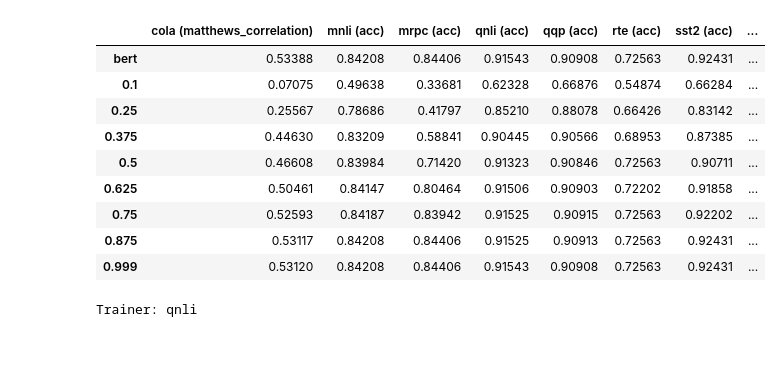
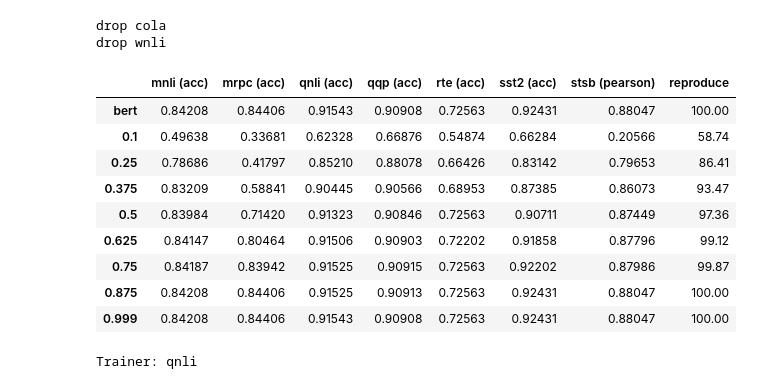
Before and after one commit to gmlwns2000/sttabt, a Jupyter notebook: plot_benchmark_glue_forward.ipynb, the cells around one changed output. Drawn from its saved outputs; the diff is of its cells as text; code cells hidden in the pictures; blank space fills up the shorter version.

```diff
--- a/plot_benchmark_glue_forward.ipynb
+++ b/plot_benchmark_glue_forward.ipynb
@@ -8,9 +8,11 @@ Glue = glue_base.GlueAttentionApproxTrainer
 # %%
 subsets = ["cola","mnli","mrpc","qnli","qqp","rte","sst2","stsb","wnli",]
 subsets = ["mnli","mrpc","qnli","qqp","rte","sst2","stsb"]
+subsets = ["mrpc"]
 kss = [
     0.1, 0.25, 0.375, 0.5, 0.625, 0.75, 0.875, 0.999,
 ]
+ks = [0.1, 0.25, 0.375, 0.5,]
 sparse.benchmark_reset()
 # subsets = ["mrpc"]
 # kss = ['dynamic:avg:avg:f',0.1]
@@ -63,43 +83,58 @@ factors = list(results[subsets[0]].keys())
 for factor in factors:
     row = []
     for subset in subsets:
         row.append(results[subset][factor])
     data.append(row)
+
+#remove cola and wnli
+if subsets[0] == "cola (matthews_correlation)":
+    for line in data:
+        line.pop(0)
+    subsets.pop(0)
+    print("drop cola")
+
+if subsets[-1] == "wnli (acc)":
+    for line in data:
+        line.pop(-1)
+    subsets.pop(-1)
+    print("drop wnli")
 
 #calculate reproducibility
 data_scalar = []
 for line in data:
     xs = []
     for item in line:
         xs.append(float(item.split()[0]))
     data_scalar.append(xs)
 reproducibilities = []
 for i in range(len(data_scalar)):
     rsum = 0
     for k in range(len(data_scalar[i])):
         rsum += data_scalar[i][k]/data_scalar[0][k]
     rsum /= len(data_scalar[i])
     reproducibilities.append(rsum)
 for i, r in enumerate(reproducibilities):
     data[i].append(f"{r*100:.2f}")
 subsets.append("reproduce")
 
 df = pd.DataFrame(data, columns=subsets, index=factors)
 tex = df.to_latex()
 with open('saves_plot/glue_benchmark_forward.tex', 'w') as f:
     f.write(tex)
 df
 # %% [output]
+drop cola
+drop wnli
-|  | cola (matthews_correlation) | mnli (acc) | mrpc (acc) | qnli (acc) | qqp (acc) | rte (acc) | sst2 (acc) | ... |
-| bert | 0.53388 | 0.84208 | 0.84406 | 0.91543 | 0.90908 | 0.72563 | 0.92431 | ... |
-| 0.1 | 0.07075 | 0.49638 | 0.33681 | 0.62328 | 0.66876 | 0.54874 | 0.66284 | ... |
-| 0.25 | 0.25567 | 0.78686 | 0.41797 | 0.85210 | 0.88078 | 0.66426 | 0.83142 | ... |
-| 0.375 | 0.44630 | 0.83209 | 0.58841 | 0.90445 | 0.90566 | 0.68953 | 0.87385 | ... |
-| 0.5 | 0.46608 | 0.83984 | 0.71420 | 0.91323 | 0.90846 | 0.72563 | 0.90711 | ... |
-| 0.625 | 0.50461 | 0.84147 | 0.80464 | 0.91506 | 0.90903 | 0.72202 | 0.91858 | ... |
-| 0.75 | 0.52593 | 0.84187 | 0.83942 | 0.91525 | 0.90915 | 0.72563 | 0.92202 | ... |
-| 0.875 | 0.53117 | 0.84208 | 0.84406 | 0.91525 | 0.90913 | 0.72563 | 0.92431 | ... |
-| 0.999 | 0.53120 | 0.84208 | 0.84406 | 0.91543 | 0.90908 | 0.72563 | 0.92431 | ... |
+|  | mnli (acc) | mrpc (acc) | qnli (acc) | qqp (acc) | rte (acc) | sst2 (acc) | stsb (pearson) | reproduce |
+| bert | 0.84208 | 0.84406 | 0.91543 | 0.90908 | 0.72563 | 0.92431 | 0.88047 | 100.00 |
+| 0.1 | 0.49638 | 0.33681 | 0.62328 | 0.66876 | 0.54874 | 0.66284 | 0.20566 | 58.74 |
+| 0.25 | 0.78686 | 0.41797 | 0.85210 | 0.88078 | 0.66426 | 0.83142 | 0.79653 | 86.41 |
+| 0.375 | 0.83209 | 0.58841 | 0.90445 | 0.90566 | 0.68953 | 0.87385 | 0.86073 | 93.47 |
+| 0.5 | 0.83984 | 0.71420 | 0.91323 | 0.90846 | 0.72563 | 0.90711 | 0.87449 | 97.36 |
+| 0.625 | 0.84147 | 0.80464 | 0.91506 | 0.90903 | 0.72202 | 0.91858 | 0.87796 | 99.12 |
+| 0.75 | 0.84187 | 0.83942 | 0.91525 | 0.90915 | 0.72563 | 0.92202 | 0.87986 | 99.87 |
+| 0.875 | 0.84208 | 0.84406 | 0.91525 | 0.90913 | 0.72563 | 0.92431 | 0.88047 | 100.00 |
+| 0.999 | 0.84208 | 0.84406 | 0.91543 | 0.90908 | 0.72563 | 0.92431 | 0.88047 | 100.00 |
 # %%
 trainer = Glue(dataset='qnli', factor=16, batch_size=-1, device=0)
 trainer.load()
```
Also changed, not shown: parts of 1 cell of this notebook, 6 other files.
